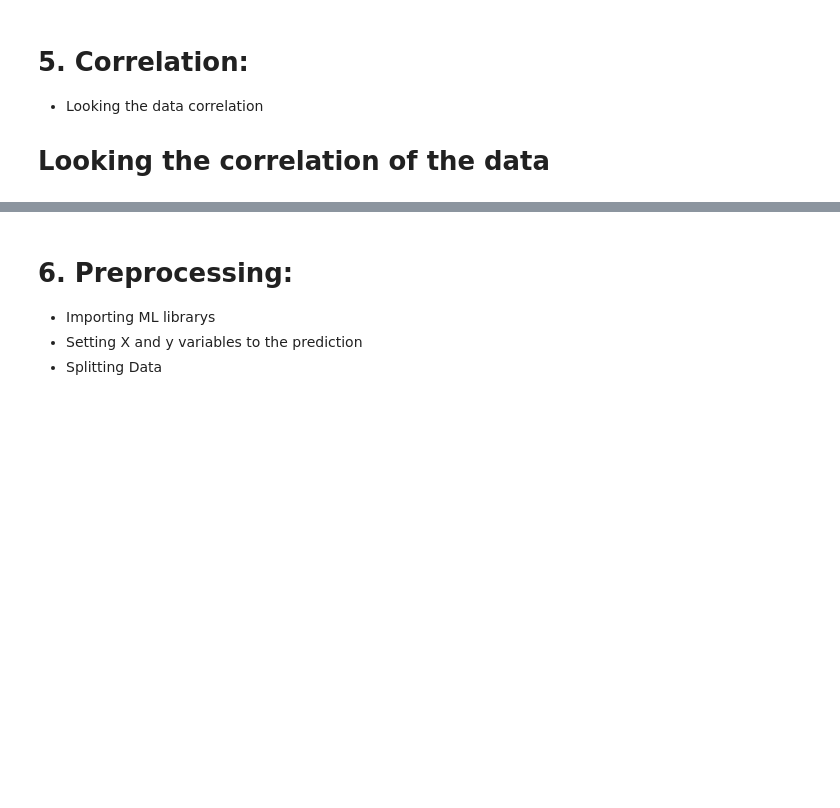
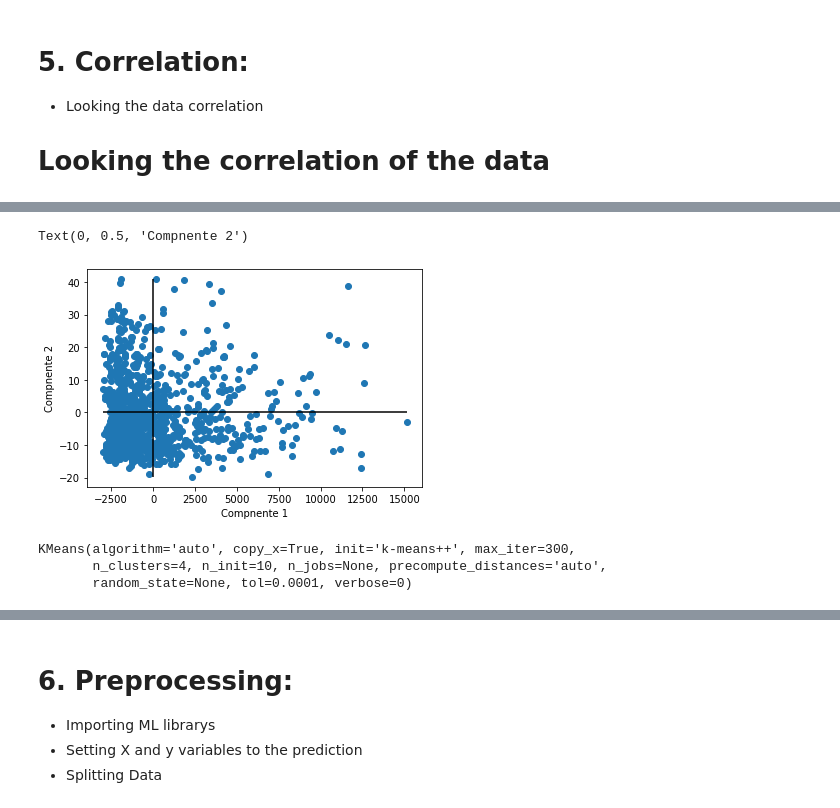
Before and after one commit to diegocandal/credit-risk, a Jupyter notebook: Predicting Credit Risk - Model Pipeline.ipynb, the cells around one changed output, grey strips where cells are left out. Saved outputs shown, nothing was run; the diff lists cells and outputs as text; code cells hidden in the pictures; blank space fills up the shorter version.

```diff
--- a/Predicting Credit Risk - Model Pipeline.ipynb
+++ b/Predicting Credit Risk - Model Pipeline.ipynb
@@ -1002,0 +1080,17 @@ plt.show()
+# %%
+plt.scatter(df_credit.PCA1,df_credit.PCA2)
+plt.hlines(0,df_credit.PCA1.min(),df_credit.PCA1.max())
+plt.vlines(0,df_credit.PCA2.min(),df_credit.PCA2.max())
+plt.xlabel('Compnente 1')
+plt.ylabel('Compnente 2')
+# %% [output]
+Text(0, 0.5, 'Compnente 2')
+[figure, added]
+# %%
+from sklearn.cluster import KMeans
+kmeans = KMeans(n_clusters=4)
+kmeans.fit(df_credit)
+# %% [output]
+KMeans(algorithm='auto', copy_x=True, init='k-means++', max_iter=300,
+       n_clusters=4, n_init=10, n_jobs=None, precompute_distances='auto',
+       random_state=None, tol=0.0001, verbose=0)
```
Also changed, not shown: parts of 25 cells of this notebook, 2 other files.
